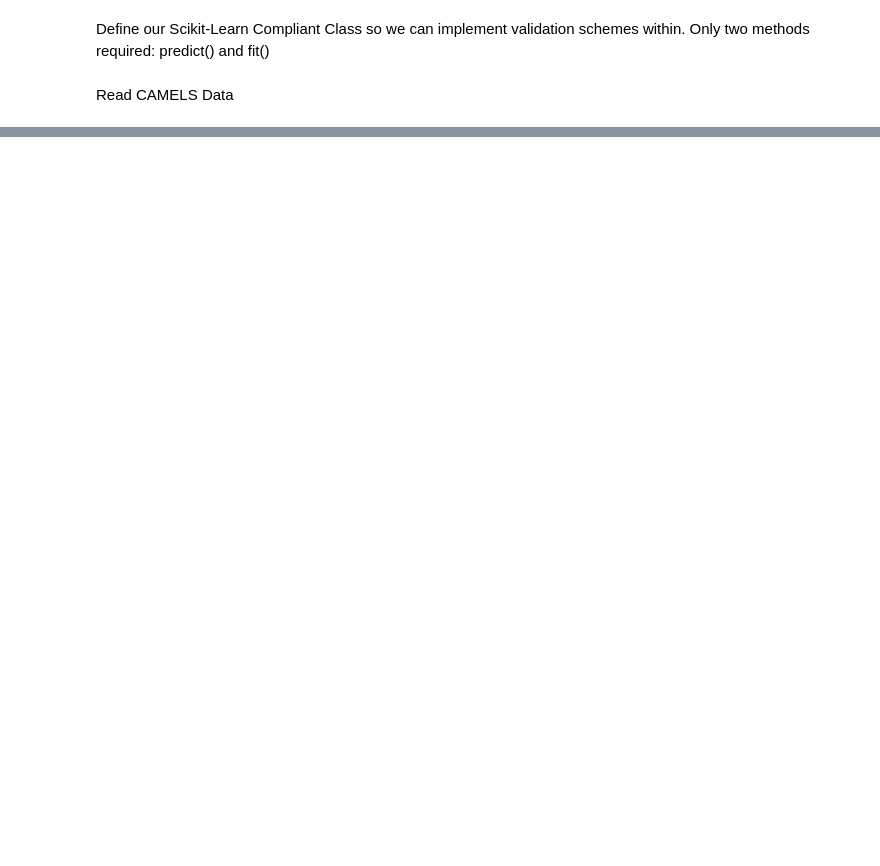
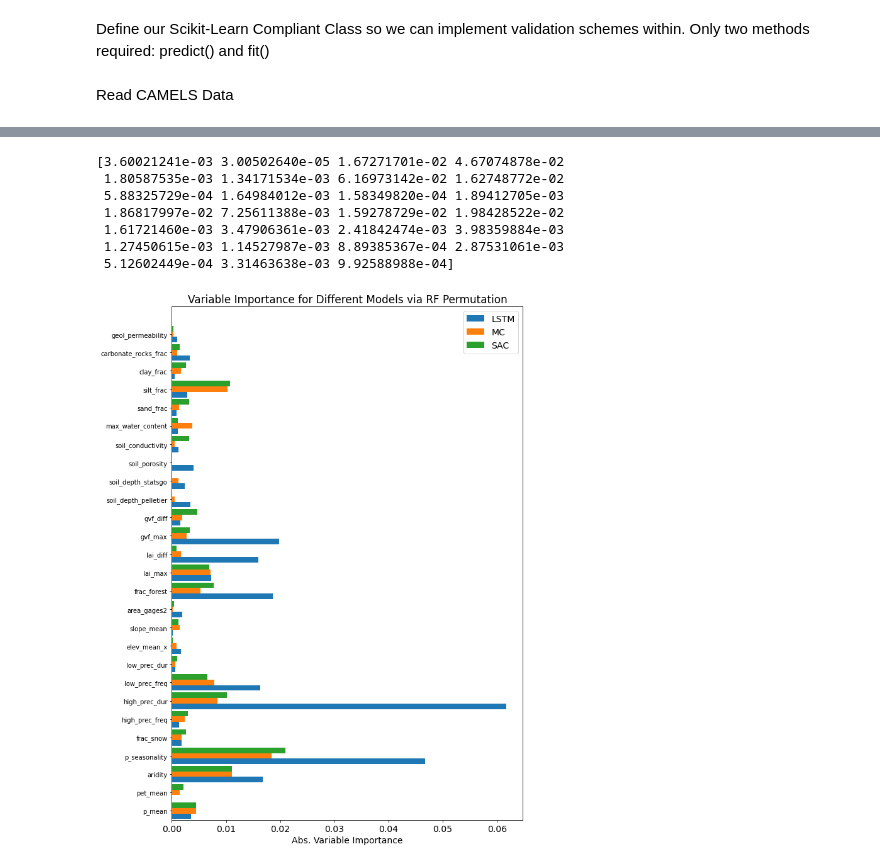
Before and after one commit to bolotinl/nextgen-form-eval, a Jupyter notebook: FrankTests/JonathanDatasets/ModelGrader_IndivRF.ipynb, the cells around one changed output, grey strips where cells are left out. Drawn from its saved outputs; the diff is of its cells as text; code cells hidden in the pictures; blank space fills up the shorter version.

```diff
--- a/FrankTests/JonathanDatasets/ModelGrader_IndivRF.ipynb
+++ b/FrankTests/JonathanDatasets/ModelGrader_IndivRF.ipynb
@@ -497,0 +561,63 @@ axs[2] = getList(sac, axs[2])
+# %%
+plt.rcParams['figure.figsize'] = (10, 15)
+
+def getList(r, ax):
+
+    features = featureimportance[0].shape[0] # NUMBER OF FEATURES
+    sum = np.zeros((features, ))
+    ss = np.zeros((features, ))
+    for i in r:
+        # POOL MEANS AND STANDARD DEVIATIONS:
+        # - GROUP MEAN IS MEAN OF ALL MEANS
+        # - GROUP STD IS DEFINED BY SQRT(SUM(STDs^2)), SINCE ALL SAMPLE SIZES ARE EQUAL
+        currdf = featureimportance[i]
+        sum = sum + currdf[str(i) + "_mean"].to_numpy().T
+        ss =  ss + currdf[str(i) + "_std"].to_numpy().T
+
+    means = sum / len(featureimportance)
+    std = np.sqrt(ss)
+
+    return np.abs(means)
+
+
+lstm = np.arange(0, 15, 3)
+MC = np.arange(1, 15, 3)
+sac = np.arange(2, 15, 3)
+
+
+lstm_sc = getList(lstm, axs[0])
+MC_sc = getList(MC,   axs[1])
+sac_sc = getList(sac,  axs[2])
+
+print(lstm_sc)
+
+# stack = np.dstack((lstm_sc, MC_sc, sac_sc)).T
+
+width = .30
+x = np.arange(0, featureimportance[0].shape[0])
+
+figs, ax = plt.subplots()
+
+rects1 = ax.barh(x - width, lstm_sc, width, label='LSTM')
+rects2 = ax.barh(x, MC_sc, width, label='MC')
+rects3 = ax.barh(x + width, sac_sc, width, label='SAC')
+
+ax.legend()
+ax.set_yticks(x, list(featureimportance[0].index.values), fontsize=10)
+ax.set_xlabel("Abs. Variable Importance")
+ax.set_ylim((-.5,featureimportance[0].shape[0]+.5))
+#ax.set_xscale('log')
+ax.set_title("Variable Importance for Different Models via RF Permutation")
+
+fig.tight_layout()
+
+plt.show()
+# %% [output]
+[3.60021241e-03 3.00502640e-05 1.67271701e-02 4.67074878e-02
+ 1.80587535e-03 1.34171534e-03 6.16973142e-02 1.62748772e-02
+ 5.88325729e-04 1.64984012e-03 1.58349820e-04 1.89412705e-03
+ 1.86817997e-02 7.25611388e-03 1.59278729e-02 1.98428522e-02
+ 1.61721460e-03 3.47906361e-03 2.41842474e-03 3.98359884e-03
+ 1.27450615e-03 1.14527987e-03 8.89385367e-04 2.87531061e-03
+ 5.12602449e-04 3.31463638e-03 9.92588988e-04]
+[figure, added]
```
Also changed, not shown: parts of 6 cells of this notebook, 2 other files.
